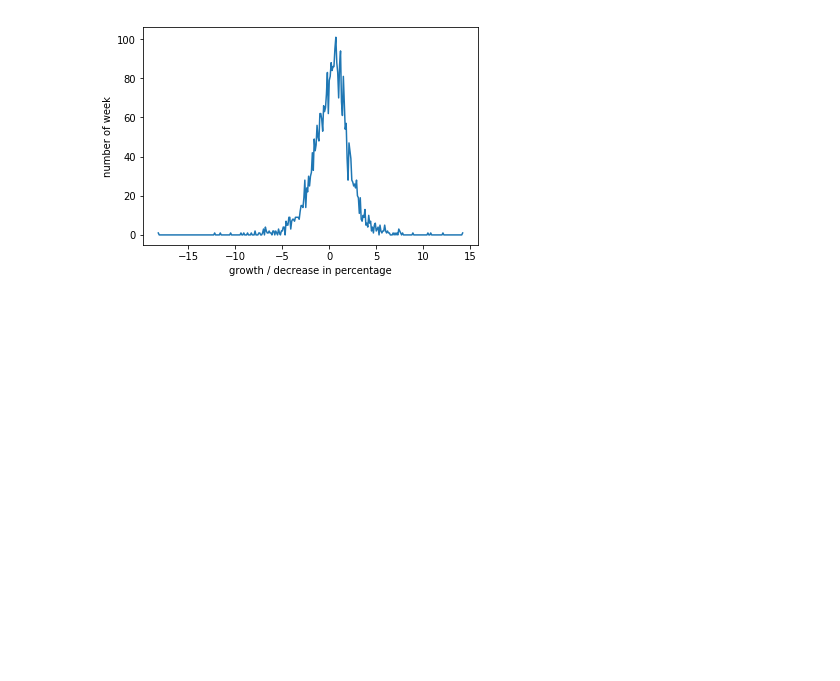
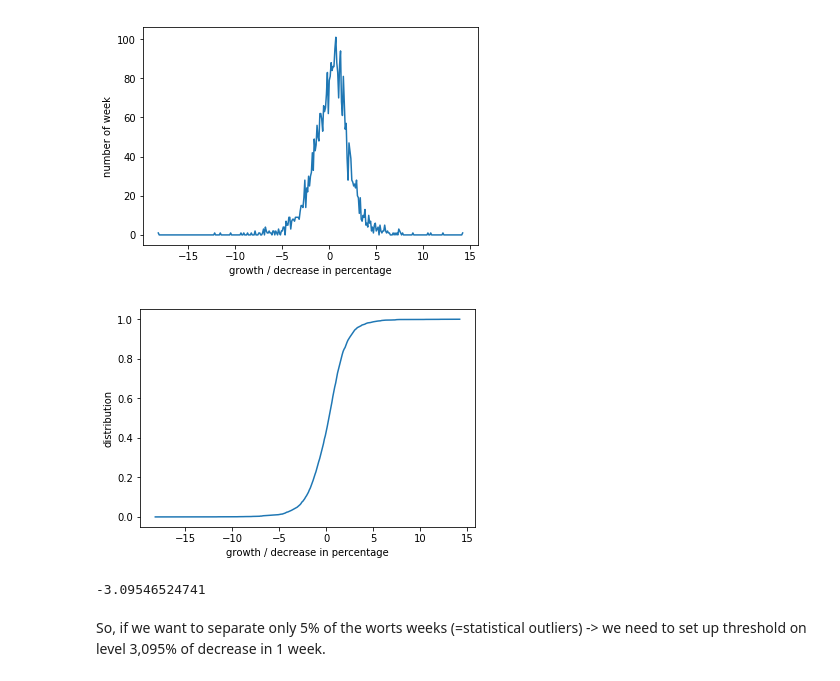
Before and after one commit to EJohnF/ML-crisis-prediction, a Jupyter notebook: treshhold.ipynb, the cells around one changed output. Saved outputs shown, nothing was run; the diff lists cells and outputs as text; code cells hidden in the pictures; blank space fills up the shorter version.

```diff
--- a/treshhold.ipynb
+++ b/treshhold.ipynb
@@ -65,11 +65,15 @@ def numberOfOccurrences(array, low, high):
         if low < value <= high:
             result += 1
     return result
+density = []
 distribution = []
 x = []
+weeksUntilSte = 0
 step = 0.1
 for i in frange(minValue, maxValue+step, step):
     number = numberOfOccurrences(changes, i - step, i)
     x.append(i)
-    distribution.append(number)
+    weeksUntilSte += number
+    density.append(number)
+    distribution.append(weeksUntilSte / N)
 # %%
@@ -83,3 +87,22 @@ plt.xlabel('growth / decrease in percentage')
 plt.show()
 # %% [output]
 [figure]
+# %%
+plt.plot(x, distribution)
+plt.ylabel('distribution')
+plt.xlabel('growth / decrease in percentage')
+plt.show()
+# %% [output]
+[figure, added]
+# %%
+outline = 0.05
+threshold = -20
+for i, value in enumerate(distribution):
+    if value < outline:
+        threshold = i
+threshold = x[threshold]
+print(threshold)
+# %% [output]
+-3.09546524741
+# %% [markdown]
+So, if we want to separate only 5% of the worts weeks (=statistical outliers) -> we need to set up threshold on level 3,095% of decrease in 1 week.
```
Also changed, not shown: parts of 3 cells of this notebook.
